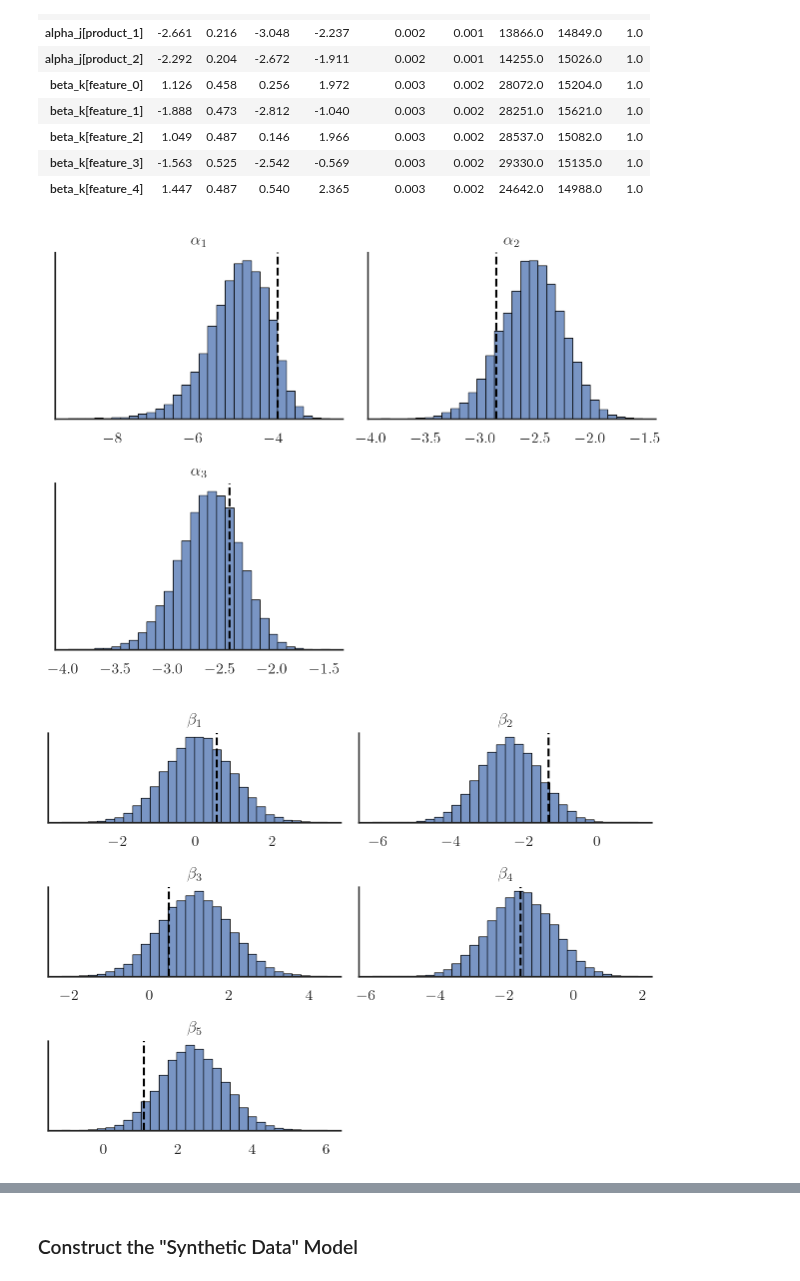
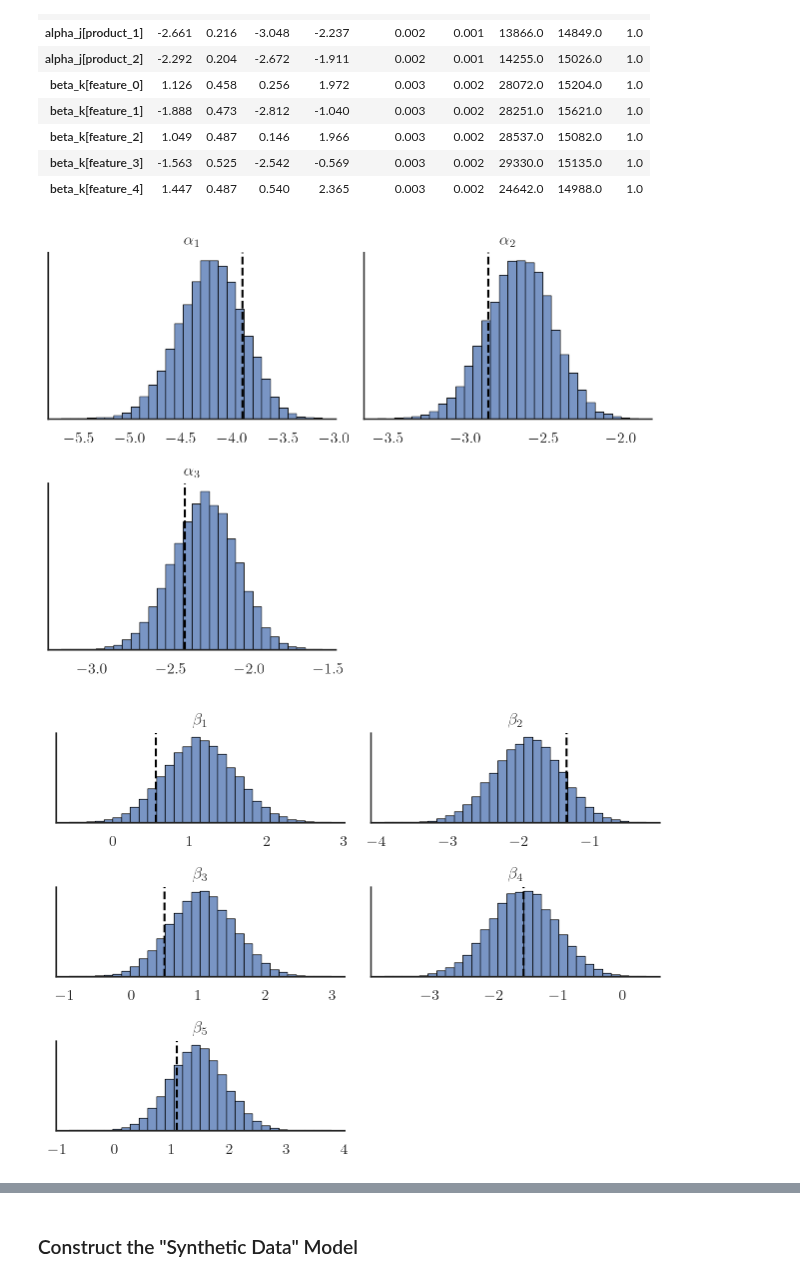
Before and after one commit to dyavorsky/likert_dualresponse, a Jupyter notebook: notebooks/likert_dualresponse.ipynb, the cells around one changed output, grey strips where cells are left out. Cells and saved outputs as stored; diff of their text form; code cells hidden in the pictures.

```diff
--- a/notebooks/likert_dualresponse.ipynb
+++ b/notebooks/likert_dualresponse.ipynb
@@ -351,7 +381,7 @@ for i in range((K // 2 + K % 2)*2):
         bins=30,
         ec="black",
     )
-    plt.axvline(data["dgp0"]["latent_β_k"][i], linestyle="dashed", color="black")
+    plt.axvline(dgps["homogeneous"]["β_k"][i], linestyle="dashed", color="black")
     plt.title(rf"$\beta_{i+1}$")
     plt.ylabel(None)
     plt.yticks([])
@@ -364,0 +395,2 @@ plt.show()
+# %%
+data = generate_observables["dual_response_conjoint"](dgps["homogeneous"])
@@ -365,8 +413,8 @@ plt.show()
 # %% [markdown]
 ### Construct the Model
 # %%
-observed_inside = data["dgp0"]["jstar"]
-observed_buy = data["dgp0"]["kstar"] == data["dgp0"]["jstar"]
+observed_inside = data["jstar"]
+observed_buy = data["kstar"] == data["jstar"]
 
 N = params["N"]
 J = params["J"]
@@ -395,12 +443,12 @@ with pm.Model(coords=coords_2) as model_2:
     s = pm.math.ones((N, 1)) @ alpha_p.reshape((1, -1)) + data["product_features"][:, :-1, :] @ beta_p
 
     ## Construct Probabilities
-    p_ = pm.Deterministic("p_ij", pm.math.softmax(s, axis=1), dims=("obs", "products"))
-    q_ = pm.Deterministic("q_i", pm.math.log(pm.math.sum(pm.math.exp(s), axis=1)), dims="obs")
+    p_ = pm.Deterministic("p", pm.math.softmax(s, axis=1), dims=("obs", "products"))
+    q_ = pm.Deterministic("q", pm.math.log(pm.math.sum(pm.math.exp(s), axis=1)), dims="obs")
 
     ## Likelihood
-    choice_obs = pm.Categorical("jstar_i", p=p_, observed=observed_inside, dims="obs")
-    bin_obs = pm.Bernoulli("buy_i", logit_p = q_, observed=observed_buy, dims="obs")
+    choice_obs = pm.Categorical("jstar", p=p_, observed=observed_inside, dims="obs")
+    bin_obs = pm.Bernoulli("buy", logit_p = q_, observed=observed_buy, dims="obs")
 
 pm.model_to_graphviz(model_2)
 # %% [output]
@@ -434,25 +482,25 @@ post2 = az.extract(idata_m2)
 # %%
 fig, axs = plt.subplots( J // 2 + J % 2, 2)
 
 for i in range((J // 2 + J % 2)*2):
     plt.sca(axs.flatten()[i])
     if i >= J:
         plt.gca().axis("off")
         continue
     sns.histplot(
         post2["alpha_j"][i, :],
         bins=30,
         ec="black",
     )
-    plt.axvline(data["dgp0"]["latent_α_j"][i], linestyle="dashed", color="black")
+    plt.axvline(dgps["homogeneous"]["α_j"][i], linestyle="dashed", color="black")
     plt.title(rf"$\alpha_{i+1}$")
     plt.ylabel(None)
     plt.yticks([])
 
 plt.tight_layout()
 plt.show()
 # %% [output]
-[figure, old version]
+[figure, new version]
 # %%
 fig, axs = plt.subplots(K // 2 + K % 2, 2)
 
@@ -466,7 +514,7 @@ for i in range((K // 2 + K % 2) * 2):
         bins=30,
         ec="black",
     )
-    plt.axvline(data["dgp0"]["latent_β_k"][i], linestyle="dashed", color="black")
+    plt.axvline(dgps["homogeneous"]["β_k"][i], linestyle="dashed", color="black")
     plt.title(rf"$\beta_{i+1}$")
     plt.ylabel(None)
     plt.yticks([])
@@ -474,5 +522,5 @@ for i in range((K // 2 + K % 2) * 2):
 plt.tight_layout()
 plt.show()
 # %% [output]
-[figure, old version]
+[figure, new version]
 # %% [markdown]
```
Also changed, not shown: parts of 20 cells of this notebook.
